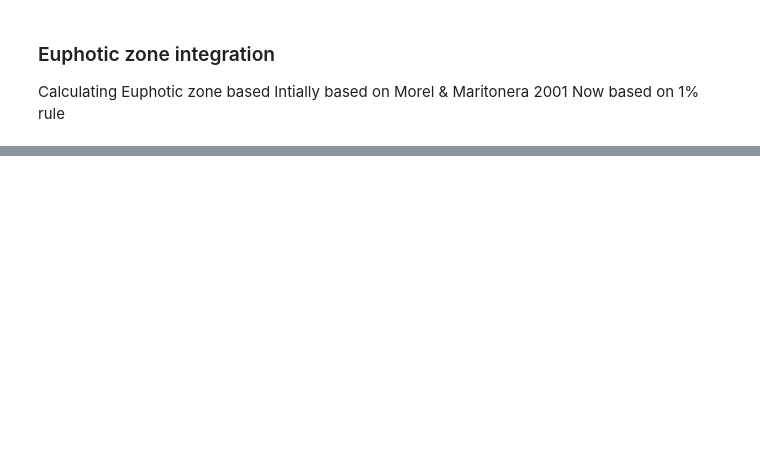
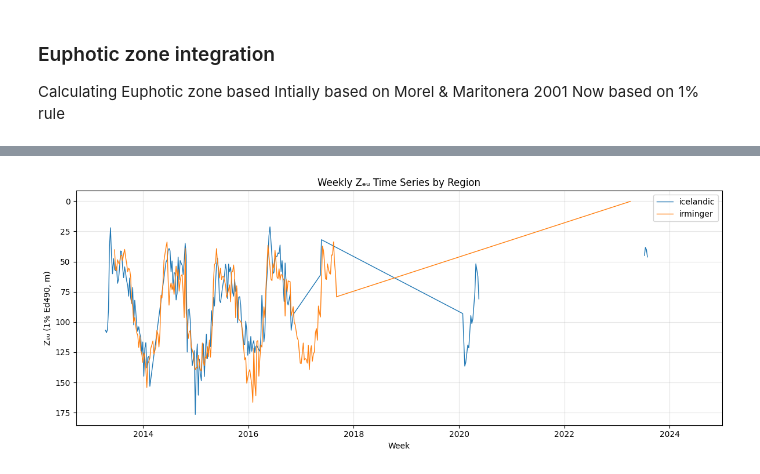
Before and after one commit to ROYVNZ/Mas, a Jupyter notebook: scripts/Argo_Analysis.ipynb, the cells around one changed output, grey strips where cells are left out. Drawn from its saved outputs; the diff is of its cells as text; code cells hidden in the pictures; blank space fills up the shorter version.

```diff
--- a/scripts/Argo_Analysis.ipynb
+++ b/scripts/Argo_Analysis.ipynb
@@ -1925,0 +1876,45 @@ results_df.head()
+# %%
+# Weekly ZEU calculation
+ts = zeu_profiles.select(["TIME", "region", "ZEU_1PCT"]).to_pandas()
+ts["TIME"] = pd.to_datetime(ts["TIME"])
+
+# ISO week + ISO year (prevents mixing week 1 across different years)
+iso = ts["TIME"].dt.isocalendar()
+ts["iso_year"] = iso["year"]
+ts["iso_week"] = iso["week"]
+
+weekly_region = (
+    ts.groupby(["region", "iso_year", "iso_week"])
+      .agg(
+          ZEU_mean=("ZEU_1PCT", "mean"),
+          ZEU_std=("ZEU_1PCT", "std"),
+          n_profiles=("ZEU_1PCT", "count"),
+      )
+      .reset_index()
+)
+
+# Build a representative date for plotting (Monday of each ISO week)
+weekly_region["week_start"] = pd.to_datetime(
+    weekly_region["iso_year"].astype(str)
+    + "-W"
+    + weekly_region["iso_week"].astype(str).str.zfill(2)
+    + "-1",
+    format="%G-W%V-%u"
+)
+# %%
+plt.figure(figsize=(12,5))
+
+for region_name, g in weekly_region.groupby("region"):
+    g = g.sort_values("week_start")
+    plt.plot(g["week_start"], g["ZEU_mean"], linewidth=1, label=region_name)
+
+plt.gca().invert_yaxis()
+plt.ylabel("Zₑᵤ (1% Ed490, m)")
+plt.xlabel("Week")
+plt.title("Weekly Zₑᵤ Time Series by Region")
+plt.grid(alpha=0.3)
+plt.legend()
+plt.tight_layout()
+plt.show()
+# %% [output]
+[figure, added]
```
Also changed, not shown: parts of 26 cells of this notebook.
